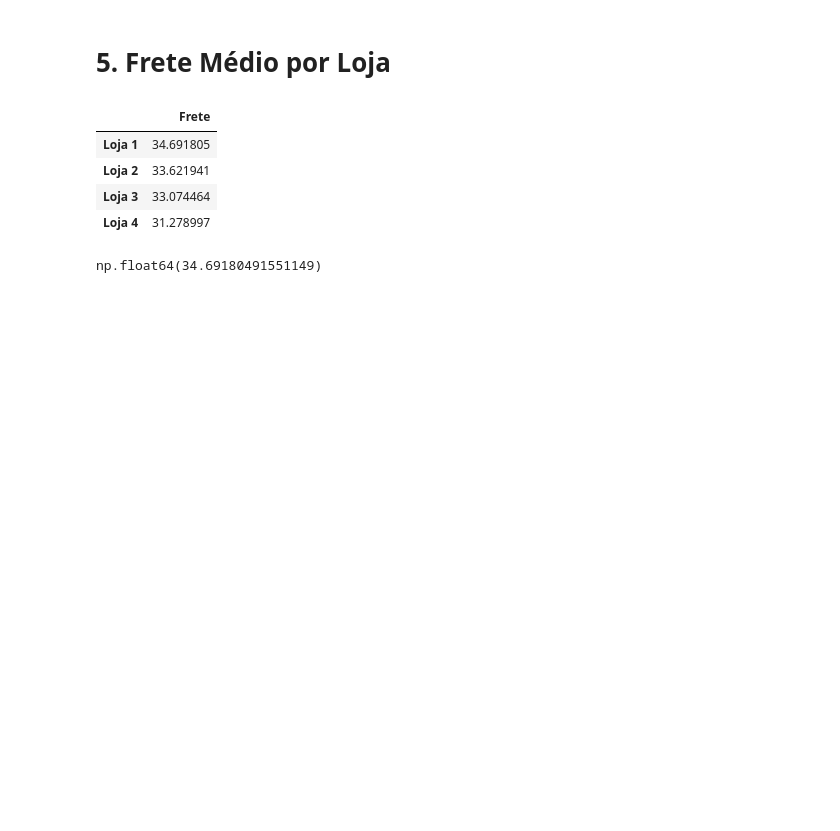
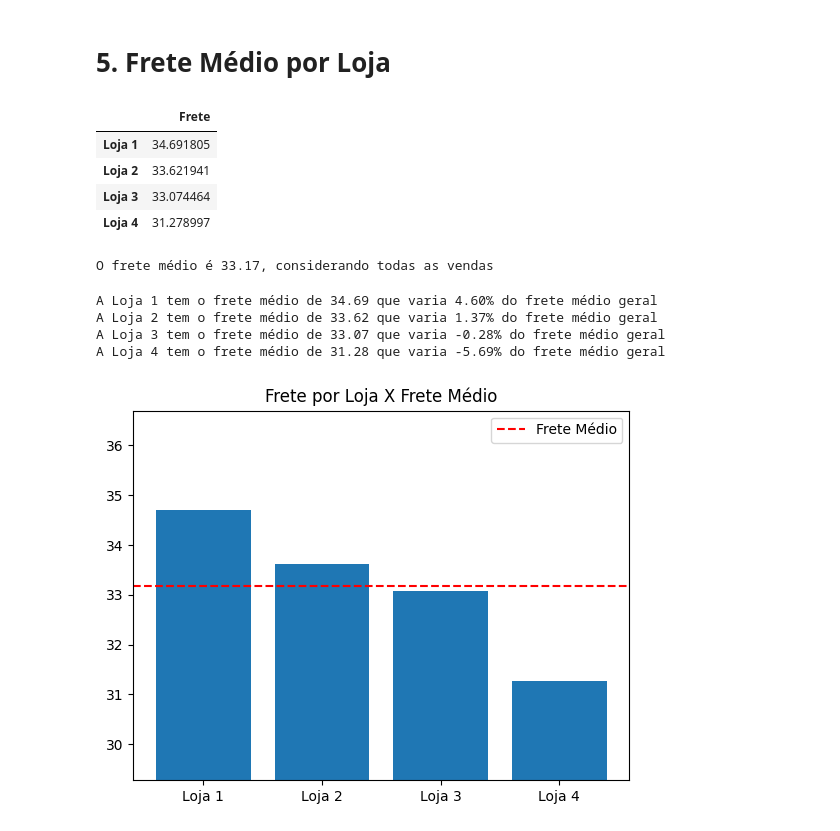
Before and after one commit to Viterb01/Challenge-Alura-Store-One, a Jupyter notebook: AluraStoreBrasil.ipynb, the cells around one changed output. Saved outputs shown, nothing was run; the diff lists cells and outputs as text; code cells hidden in the pictures; blank space fills up the shorter version.

```diff
--- a/AluraStoreBrasil.ipynb
+++ b/AluraStoreBrasil.ipynb
@@ -87,7 +83,6 @@ instrumentos musicais    170
 Name: count, dtype: int64
 # %%
 lista_contagem=[]
-nome_lojas=('Loja 1','Loja 2','Loja 3','Loja 4')
 
 for loja,nome in zip(lojas,nome_lojas):
     contagemCategoria=loja['Categoria do Produto'].value_counts().sort_values(ascending=False)
@@ -166,11 +161,13 @@ Para a Loja 4 moveis foi a categoria mais vendida e instrumentos musicais a meno
 # 5. Frete Médio por Loja
 # %%
 listaFrete=[]
+fretes=[]
 
 for loja,nome in zip(lojas,nome_lojas):
     freteMedio=loja['Frete'].mean()
     serieFrete=pd.Series({nome:freteMedio})
     listaFrete.append(serieFrete)
+    fretes.append(freteMedio)
 
 dfFrete=pd.concat(listaFrete,axis=0).to_frame(name='Frete')
 dfFrete
@@ -180,7 +177,38 @@ dfFrete
 | Loja 2 | 33.621941 |
 | Loja 3 | 33.074464 |
 | Loja 4 | 31.278997 |
-# %%
-loja1.Frete.mean()
-# %% [output]
-np.float64(34.69180491551149)
+# %%
+total=[]
+
+for loja in lojas:
+    total.append(loja['Frete'])
+
+freteTodas=pd.concat(total,axis=0)
+mediaFreteGeral=freteTodas.mean()
+print(f'O frete médio é {mediaFreteGeral:.2f}, considerando todas as vendas')
+# %% [output]
+O frete médio é 33.17, considerando todas as vendas
+# %%
+
+for loja in nome_lojas:
+    freteLoja=dfFrete.loc[loja,'Frete']
+    var=(freteLoja-mediaFreteGeral)/mediaFreteGeral*100
+
+    print(f'A {loja} tem o frete médio de {freteLoja:.2f} que varia {var:.2f}% do frete médio geral')
+# %% [output]
+A Loja 1 tem o frete médio de 34.69 que varia 4.60% do frete médio geral
+A Loja 2 tem o frete médio de 33.62 que varia 1.37% do frete médio geral
+A Loja 3 tem o frete médio de 33.07 que varia -0.28% do frete médio geral
+A Loja 4 tem o frete médio de 31.28 que varia -5.69% do frete médio geral
+# %%
+limiteInf=min(fretes)-2.0
+limiteSup=max(fretes)+2.0
+
+plt.bar(nome_lojas,fretes)
+
+plt.title('Frete por Loja X Frete Médio')
+plt.legend()
+plt.ylim(limiteInf,limiteSup)
+plt.show()
+# %% [output]
+[figure, added]
```
Also changed, not shown: parts of 6 cells of this notebook.
